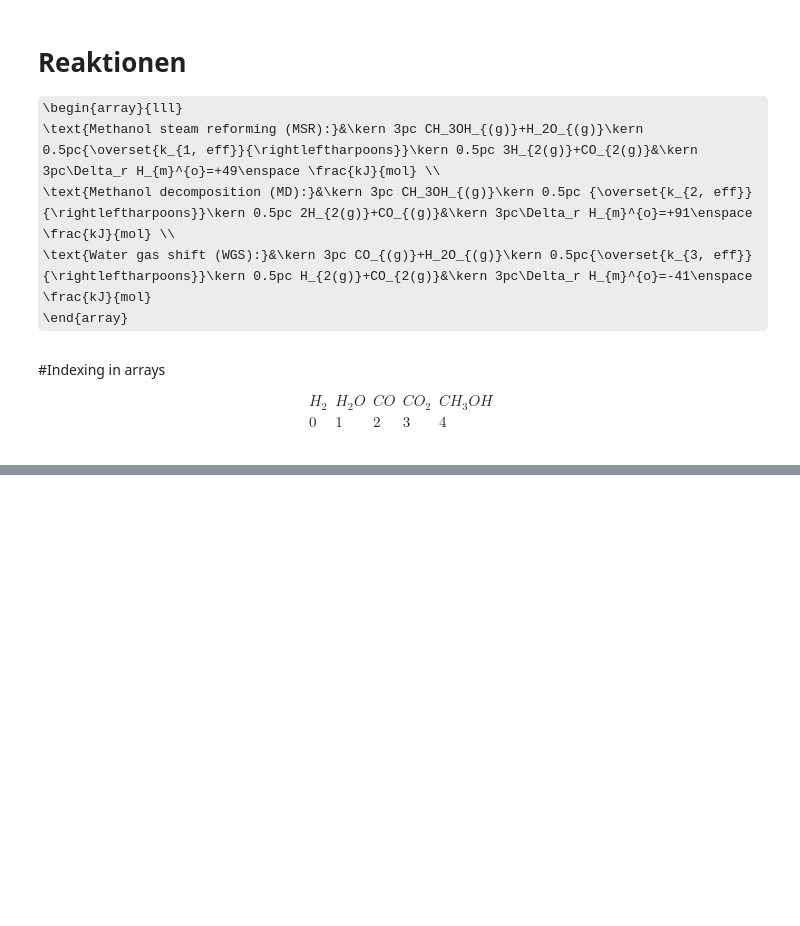
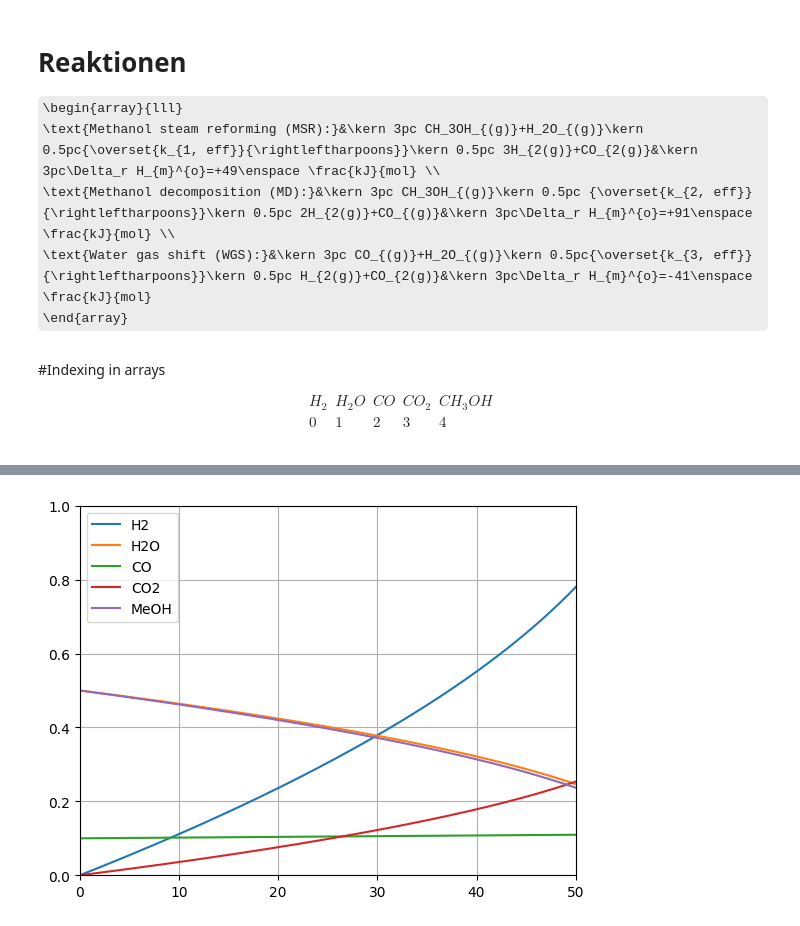
Before and after one commit to DanielGreiner/Masterarbeit, a Jupyter notebook: Isothermal_steady_state_PFR.ipynb, the cells around one changed output, grey strips where cells are left out. Drawn from its saved outputs; the diff is of its cells as text; code cells hidden in the pictures; some formulas as TeX source; blank space fills up the shorter version.

```diff
--- a/Isothermal_steady_state_PFR.ipynb
+++ b/Isothermal_steady_state_PFR.ipynb
@@ -228,17 +230,17 @@ def EulFunFull (y, T):
 
   return ytemp
 
-# def EulFunMSRMD (y, T):
-#   ytemp = np.zeros([len(Vspan), len(IC)])
-#   ytemp[0,:] = IC
+def EulFunMSRMD (y, T):
+  ytemp = np.zeros([len(Vspan), len(IC)])
+  ytemp[0,:] = IC
 
-#   for i in range(steps):
-#     V = Vspan[i]
-#     y = np.transpose(ytemp[i, :])
-#     dy = ReakFunMSRMD(V, y, T, 0, 0)
-#     ytemp[i+1, :] = y + dy
+  for i in range(steps):
+    V = Vspan[i]
+    y = np.transpose(ytemp[i, :])
+    dy = ReakFunMSRMD(V, y, T, 0, 0)
+    ytemp[i+1, :] = y + dy
 
-#   return ytemp
+  return ytemp
 # %%
 # @title Berechnung mittels ODE-Solver
 
@@ -259,7 +261,7 @@ def EulFunFull (y, T):
 T = 323
 
 Conc = EulFunFull(IC, T)
-print(Conc)
+#print(Conc)
 
-# ConcMSRMD = EulFunMSRMD(IC, T)
-# print(ConcMSRMD)
+ConcMSRMD = EulFunMSRMD(IC, T)
+#print(ConcMSRMD)
@@ -304,3 +284,18 @@ plt.legend(loc='best')
+# %%
+# @title MSR + MD plot
+
+plt.figure(2)
+plt.plot(Vspan, ConcMSRMD[:,0], label='H2')
+plt.plot(Vspan, ConcMSRMD[:,1], label='H2O')
+plt.plot(Vspan, ConcMSRMD[:,2], label='CO')
+plt.plot(Vspan, ConcMSRMD[:,3], label='CO2')
+plt.plot(Vspan, ConcMSRMD[:,4], label='MeOH')
+
+plt.axis((0, 50, 0, 1))
+plt.legend(loc='best')
+plt.grid()
+# %% [output]
+[figure, added]
 # %%
 # @title code testing block || IGNORE
 
```
Also changed, not shown: parts of 5 cells of this notebook.
